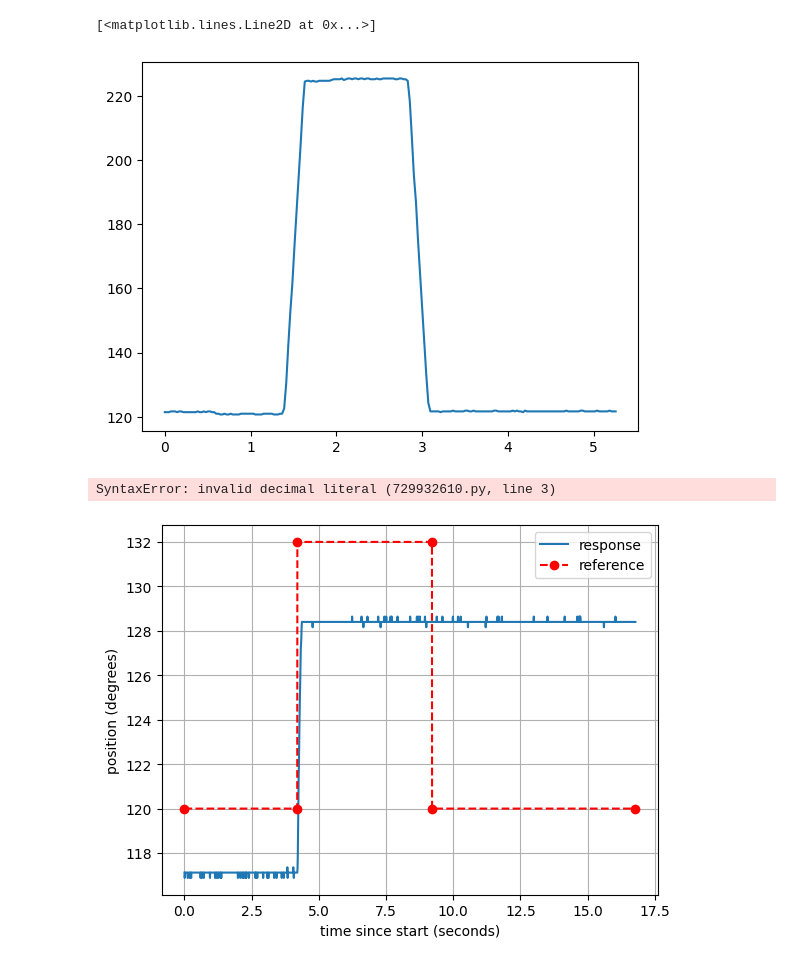
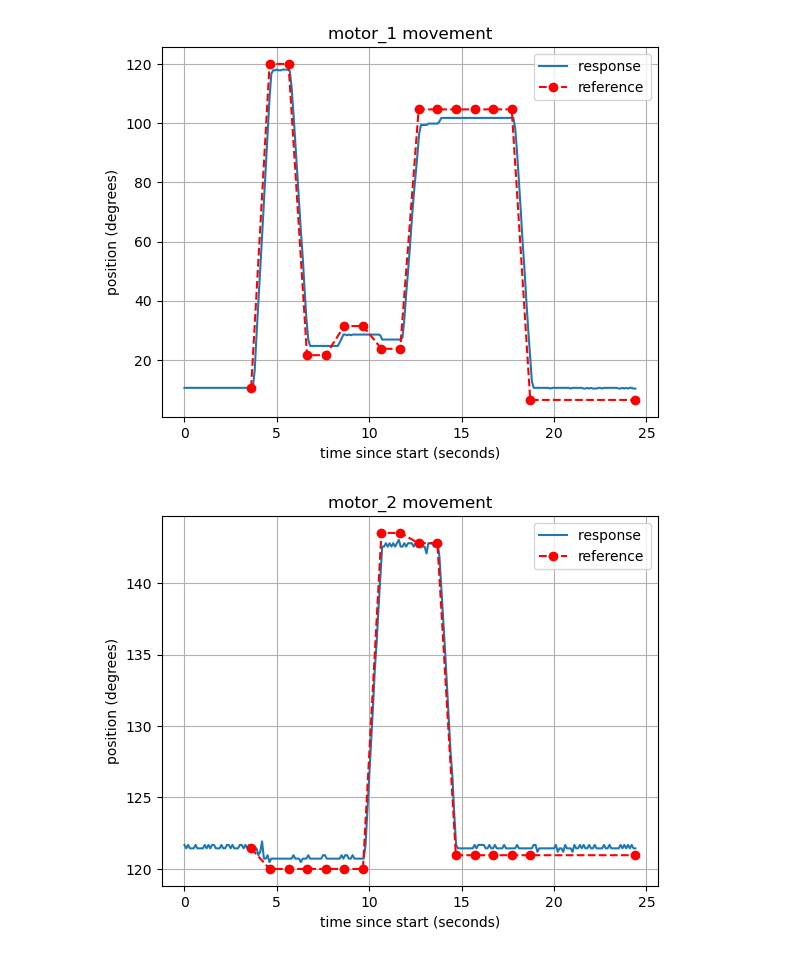
Before and after one commit to sonic160/digital_twin_robot, a Jupyter notebook: reference_model_development/condition_monitoring_demo/cm/scripts/data_vis_trajectory.ipynb, the cells around one changed output. Cells and saved outputs as stored; diff of their text form; code cells hidden in the pictures.

```diff
--- a/reference_model_development/condition_monitoring_demo/cm/scripts/data_vis_trajectory.ipynb
+++ b/reference_model_development/condition_monitoring_demo/cm/scripts/data_vis_trajectory.ipynb
@@ -4,47 +4,43 @@ import pandas as pd
 df = pd.read_csv('trajectory_monitoring_position.csv')
 df_cmd = pd.read_csv('trajectory_monitoring_cmd.csv')
 df_cmd_duration = pd.read_csv('trajectory_monitoring_cmd_duration.csv')
+
+df['time_since_start'] = df['timestamp'] - df['timestamp'].iloc[0]
+df_cmd['time_since_start'] = df_cmd['timestamp'] - df['timestamp'].iloc[0]
-# %%
-import matplotlib.pyplot as plt
-
-motor= 'motor_6'
-
-plt.plot(df['time_since_start'], df[motor], label='response '.format(motor))
-# %% [output]
-[<matplotlib.lines.Line2D at 0x...>]
-[figure, removed]
-# %%
-command = df_cmd[motor].to_list()
-start_time = df_cmd['time_since_start'].to_list()
-duration = df_cmd_duration[motor].to_list()
-# %% [output]
-SyntaxError: invalid decimal literal (729932610.py, line 3)
 # %%
 import matplotlib.pyplot as plt
 
-df_response = df[df['command']==0]
-plt.plot(df_response['time_since_start'], df_response['position_degree'], label='response')
+def plot_motor_movement(motor):
+    plt.figure()
+    plt.plot(df['time_since_start'], df[motor], label='response '.format(motor))
 
-df_ref = df[df['command']!=0]
-duration = df_ref['command'].iloc[0]/1000
+    command = df_cmd[motor].to_list()
+    start_time = df_cmd['time_since_start'].to_list()
+    duration = df_cmd_duration[motor].to_list()
 
-# Input the points (t, y)
-inital_pos = 120
-points = [(0, inital_pos), (df_ref.iloc[0]['time_since_start'], inital_pos),
-          (df_ref.iloc[0]['time_since_start']+duration, df_ref.iloc[0]['position_degree']),
-          (df_ref.iloc[1]['time_since_start'], df_ref.iloc[0]['position_degree']),
-          (df_ref.iloc[1]['time_since_start']+duration, df_ref.iloc[1]['position_degree']),
-          (df_response.iloc[-1]['time_since_start'], df_ref.iloc[1]['position_degree'])
-]
-# Extract x and y values from points
-x_values = [point[0] for point in points]
-y_values = [point[1] for point in points]
-# Plot the points and connect them with straight lines
-plt.plot(x_values, y_values, 'or--', label='reference')
+    starting_position = df[df['time_since_start']<start_time[0]][motor].iloc[-1]
+    points = [(start_time[0], starting_position)]
+    points.append((start_time[0]+duration[0]/1000, command[0]))
+    for idx, cmd_position in enumerate(command[1:]):
+        true_idx = idx + 1
+        points.append((start_time[true_idx], command[true_idx-1]))
+        points.append((start_time[true_idx]+duration[true_idx]/1000, cmd_position))
+    points.append((df['time_since_start'].iloc[-1], cmd_position))
 
-plt.legend()
-plt.xlabel('time since start (seconds)')
-plt.ylabel('position (degrees)')
-plt.grid(True)
+    # Extract x and y values from points
+    x_values = [point[0] for point in points]
+    y_values = [point[1] for point in points]
+    # Plot the points and connect them with straight lines
+    plt.plot(x_values, y_values, 'or--', label='reference')
+
+    plt.legend()
+    plt.xlabel('time since start (seconds)')
+    plt.ylabel('position (degrees)')
+    plt.title('{} movement'.format(motor))
+    plt.grid(True)
-# %% [output]
-[figure, removed]
+# %%
+for i in range(1, 7):
+    plot_motor_movement('motor_' + str(i))
+# %% [output]
+[figure, added]
+[figure, added]
```
Also changed, not shown: parts of 1 cell of this notebook.
